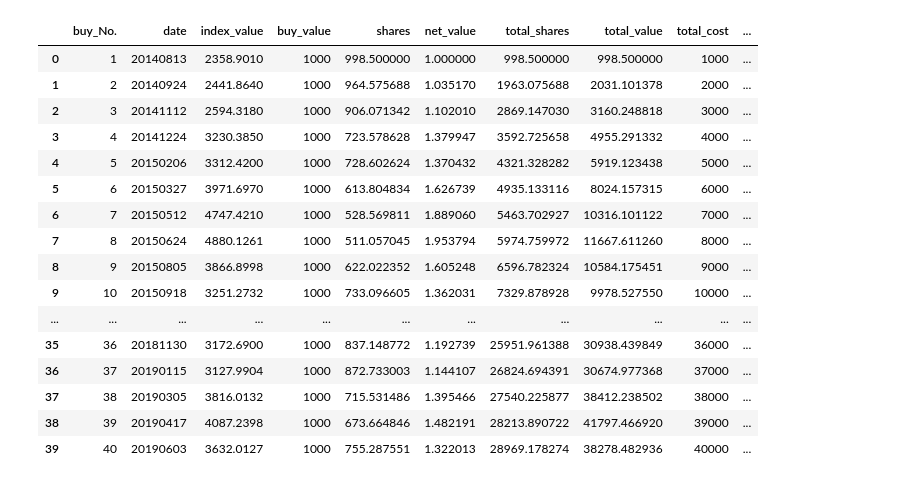
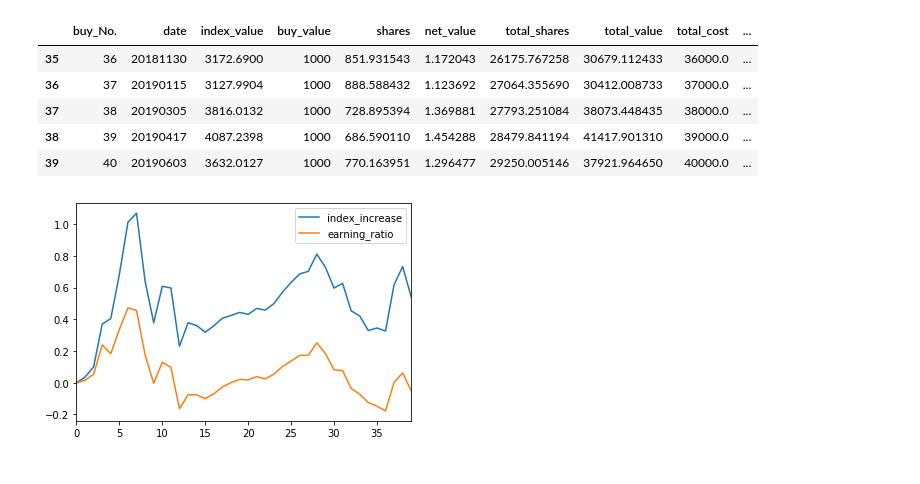
Before and after one commit to MacondoRain/A-share-data-analysis, a Jupyter notebook: Shanghai-Shenzhen 300 index AIP.ipynb, the cells around one changed output. Saved outputs shown, nothing was run; the diff lists cells and outputs as text; code cells hidden in the pictures.

Commit message:
Complete strategy 1 for 5, 8, 11 and 14 years

```diff
--- a/Shanghai-Shenzhen 300 index AIP.ipynb
+++ b/Shanghai-Shenzhen 300 index AIP.ipynb
@@ -89,0 +88,27 @@ def buy_in(data, status, buy_value, period, i, buy_charge, manage_charge):
+# %%
+# Set initial parameter
+# Buy 1000 Yuan per month
+buy_value = 1000
+
+#Buy in commission charge
+buy_charge=0.0015
+
+# Annual manage charge
+annual_manage_charge = 0.006
+# %%
+# Read recent 5 years data and 10 years data
+df1 = pd.read_csv("D:\Kevin\Personal\github\A-share-data-analysis\hs300-index-recent-5yr.csv")
+df1.sort_values('trade_date', ascending=True, inplace=True)
+df1.reset_index(inplace=True)
+
+df2 = pd.read_csv("D:\Kevin\Personal\github\A-share-data-analysis\hs300-index-recent-8yr.csv")
+df2.sort_values('trade_date', ascending=True, inplace=True)
+df2.reset_index(inplace=True)
+
+df3 = pd.read_csv("D:\Kevin\Personal\github\A-share-data-analysis\hs300-index-recent-11yr.csv")
+df3.sort_values('trade_date', ascending=True, inplace=True)
+df3.reset_index(inplace=True)
+
+df4 = pd.read_csv("D:\Kevin\Personal\github\A-share-data-analysis\hs300-index-recent-14yr.csv")
+df4.sort_values('trade_date', ascending=True, inplace=True)
+df4.reset_index(inplace=True)
@@ -90,24 +118,8 @@ def buy_in(data, status, buy_value, period, i, buy_charge, manage_charge):
 # %%
-# keep buying every 30 trading days
-for i in range(2, math.floor(len(df)/30+1)):
-    status = buy_in(df, status, buy_value=1000, period=30, i=i, buy_charge=buy_charge, manage_charge=manage_charge)
+# simulation with recent 5 years data
+status1 = first_buy(df1, buy_value=buy_value, buy_charge=buy_charge, annual_manage_charge=annual_manage_charge)
 
-status
+for i in range(2, math.floor(len(df1)/30+1)):
+    status1 = buy_in(df1, status1, buy_value=1000, period=30, i=i, buy_charge=buy_charge, annual_manage_charge=annual_manage_charge)
+
+status1 = compute_index_increase(status1)
-# %% [output]
-|  | buy_No. | date | index_value | buy_value | shares | net_value | total_shares | total_value | total_cost | ... |
-| 0 | 1 | 20140813 | 2358.9010 | 1000 | 998.500000 | 1.000000 | 998.500000 | 998.500000 | 1000 | ... |
-| 1 | 2 | 20140924 | 2441.8640 | 1000 | 964.575688 | 1.035170 | 1963.075688 | 2031.101378 | 2000 | ... |
-| 2 | 3 | 20141112 | 2594.3180 | 1000 | 906.071342 | 1.102010 | 2869.147030 | 3160.248818 | 3000 | ... |
-| 3 | 4 | 20141224 | 3230.3850 | 1000 | 723.578628 | 1.379947 | 3592.725658 | 4955.291332 | 4000 | ... |
-| 4 | 5 | 20150206 | 3312.4200 | 1000 | 728.602624 | 1.370432 | 4321.328282 | 5919.123438 | 5000 | ... |
-| 5 | 6 | 20150327 | 3971.6970 | 1000 | 613.804834 | 1.626739 | 4935.133116 | 8024.157315 | 6000 | ... |
-| 6 | 7 | 20150512 | 4747.4210 | 1000 | 528.569811 | 1.889060 | 5463.702927 | 10316.101122 | 7000 | ... |
-| 7 | 8 | 20150624 | 4880.1261 | 1000 | 511.057045 | 1.953794 | 5974.759972 | 11667.611260 | 8000 | ... |
-| 8 | 9 | 20150805 | 3866.8998 | 1000 | 622.022352 | 1.605248 | 6596.782324 | 10584.175451 | 9000 | ... |
-| 9 | 10 | 20150918 | 3251.2732 | 1000 | 733.096605 | 1.362031 | 7329.878928 | 9978.527550 | 10000 | ... |
-| ... | ... | ... | ... | ... | ... | ... | ... | ... | ... | ... |
-| 35 | 36 | 20181130 | 3172.6900 | 1000 | 837.148772 | 1.192739 | 25951.961388 | 30938.439849 | 36000 | ... |
-| 36 | 37 | 20190115 | 3127.9904 | 1000 | 872.733003 | 1.144107 | 26824.694391 | 30674.977368 | 37000 | ... |
-| 37 | 38 | 20190305 | 3816.0132 | 1000 | 715.531486 | 1.395466 | 27540.225877 | 38412.238502 | 38000 | ... |
-| 38 | 39 | 20190417 | 4087.2398 | 1000 | 673.664846 | 1.482191 | 28213.890722 | 41797.466920 | 39000 | ... |
-| 39 | 40 | 20190603 | 3632.0127 | 1000 | 755.287551 | 1.322013 | 28969.178274 | 38278.482936 | 40000 | ... |
@@ -114,2 +150,12 @@ status
 # %%
 %matplotlib inline
+status1[['index_increase', 'earning_ratio']].plot()
+status1.iloc[-5:]
+# %% [output]
+|  | buy_No. | date | index_value | buy_value | shares | net_value | total_shares | total_value | total_cost | ... |
+| 35 | 36 | 20181130 | 3172.6900 | 1000 | 851.931543 | 1.172043 | 26175.767258 | 30679.112433 | 36000.0 | ... |
+| 36 | 37 | 20190115 | 3127.9904 | 1000 | 888.588432 | 1.123692 | 27064.355690 | 30412.008733 | 37000.0 | ... |
+| 37 | 38 | 20190305 | 3816.0132 | 1000 | 728.895394 | 1.369881 | 27793.251084 | 38073.448435 | 38000.0 | ... |
+| 38 | 39 | 20190417 | 4087.2398 | 1000 | 686.590110 | 1.454288 | 28479.841194 | 41417.901310 | 39000.0 | ... |
+| 39 | 40 | 20190603 | 3632.0127 | 1000 | 770.163951 | 1.296477 | 29250.005146 | 37921.964650 | 40000.0 | ... |
+[figure, added]
```
Also changed, not shown: parts of 16 cells of this notebook, 3 other files.
